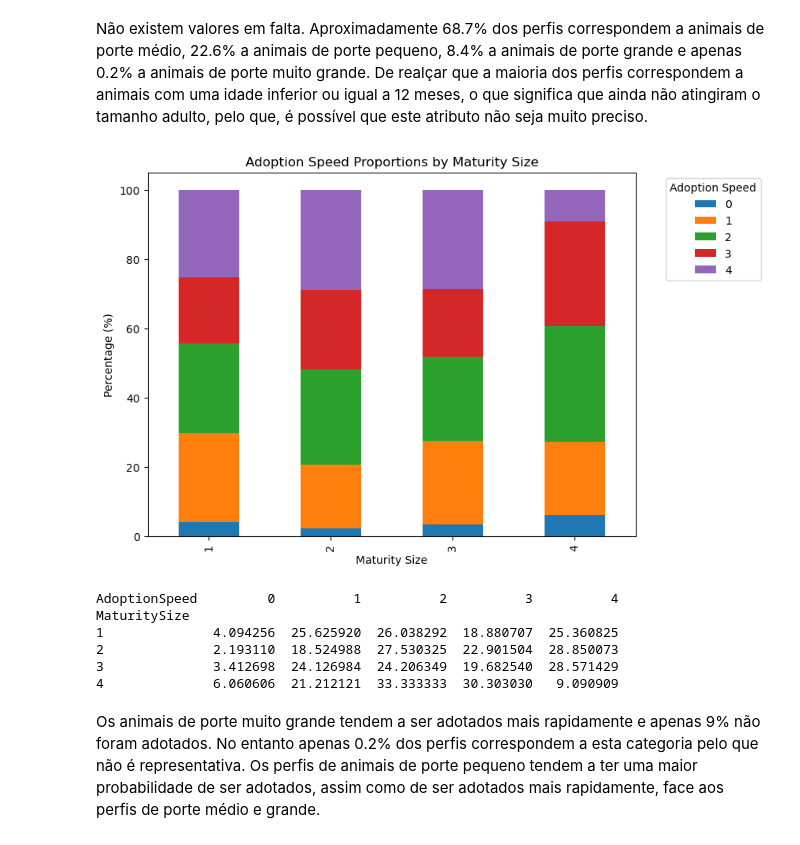
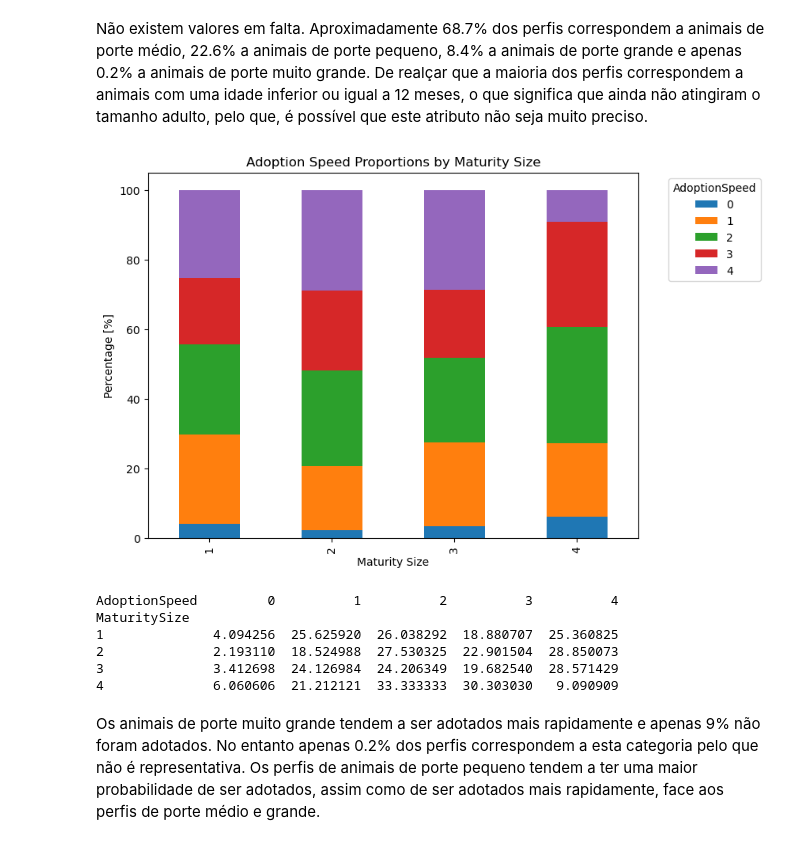
Before and after one commit to BolachinhaAmericana/MSc-MachineLearning, a Jupyter notebook: AA_202425_Project_ASM_V2.ipynb, the cells around one changed output. Saved outputs shown, nothing was run; the diff lists cells and outputs as text; code cells hidden in the pictures.

```diff
--- a/AA_202425_Project_ASM_V2.ipynb
+++ b/AA_202425_Project_ASM_V2.ipynb
@@ -170,3 +196,16 @@ pd.concat([state_labels.head(2), state_labels.tail(2)])
+# %%
+def mycrosstab(var1, var2, title, xlab, ylab, leg):
+
+    ct_percentage = pd.crosstab(var1, var2, normalize='index') * 100
+    ct_percentage.plot(kind='bar', stacked=True, figsize=(8, 6))
+
+    plt.title(title)
+    plt.xlabel(xlab)
+    plt.ylabel(ylab)
+    plt.legend(title=leg, bbox_to_anchor=(1.05, 1), loc='upper left')
+    plt.show()
+
+    print(ct_percentage)
 # %% [markdown]
 ## 0.2. Understanding Data
 # %% [markdown]
@@ -315,24 +389,20 @@ plt.show()
 # %% [markdown]
 Não existem valores em falta. Aproximadamente 68.7% dos perfis correspondem a animais de porte médio, 22.6% a animais de porte pequeno, 8.4% a animais de porte grande e apenas 0.2% a animais de porte muito grande. De realçar que a maioria dos perfis correspondem a animais com uma idade inferior ou igual a 12 meses, o que significa que ainda não atingiram o tamanho adulto, pelo que, é possível que este atributo não seja muito preciso.
-# %%
-maturity_adoption_ct_percentage = pd.crosstab(df['MaturitySize'], df['AdoptionSpeed'], normalize='index') * 100
-maturity_adoption_ct_percentage.plot(kind='bar', stacked=True, figsize=(8, 6))
-plt.title('Adoption Speed Proportions by Maturity Size')
-plt.xlabel('Maturity Size')
-plt.ylabel('Percentage (%)')
-plt.legend(title='Adoption Speed', bbox_to_anchor=(1.05, 1), loc='upper left')
-plt.show()
-# %% [output]
-[figure, removed]
-# %%
-print(maturity_adoption_ct_percentage)
-# %% [output]
-AdoptionSpeed         0          1          2          3          4
-MaturitySize
-1              4.094256  25.625920  26.038292  18.880707  25.360825
-2              2.193110  18.524988  27.530325  22.901504  28.850073
-3              3.412698  24.126984  24.206349  19.682540  28.571429
-4              6.060606  21.212121  33.333333  30.303030   9.090909
+# %%
+mycrosstab(var1 = df['MaturitySize'],
+           var2 = df['AdoptionSpeed'],
+           title = 'Adoption Speed Proportions by Maturity Size',
+           xlab = 'Maturity Size',
+           ylab = 'Percentage [%]',
+           leg = 'AdoptionSpeed')
+# %% [output]
+[figure, added]
+AdoptionSpeed         0          1          2          3          4
+MaturitySize
+1              4.094256  25.625920  26.038292  18.880707  25.360825
+2              2.193110  18.524988  27.530325  22.901504  28.850073
+3              3.412698  24.126984  24.206349  19.682540  28.571429
+4              6.060606  21.212121  33.333333  30.303030   9.090909
 # %% [markdown]
 Os animais de porte muito grande tendem a ser adotados mais rapidamente e apenas 9% não foram adotados. No entanto apenas 0.2% dos perfis correspondem a esta categoria pelo que não é representativa. Os perfis de animais de porte pequeno tendem a ter uma maior probabilidade de ser adotados, assim como de ser adotados mais rapidamente, face aos perfis de porte médio e grande.
 # %%
```
Also changed, not shown: parts of 41 cells of this notebook.
